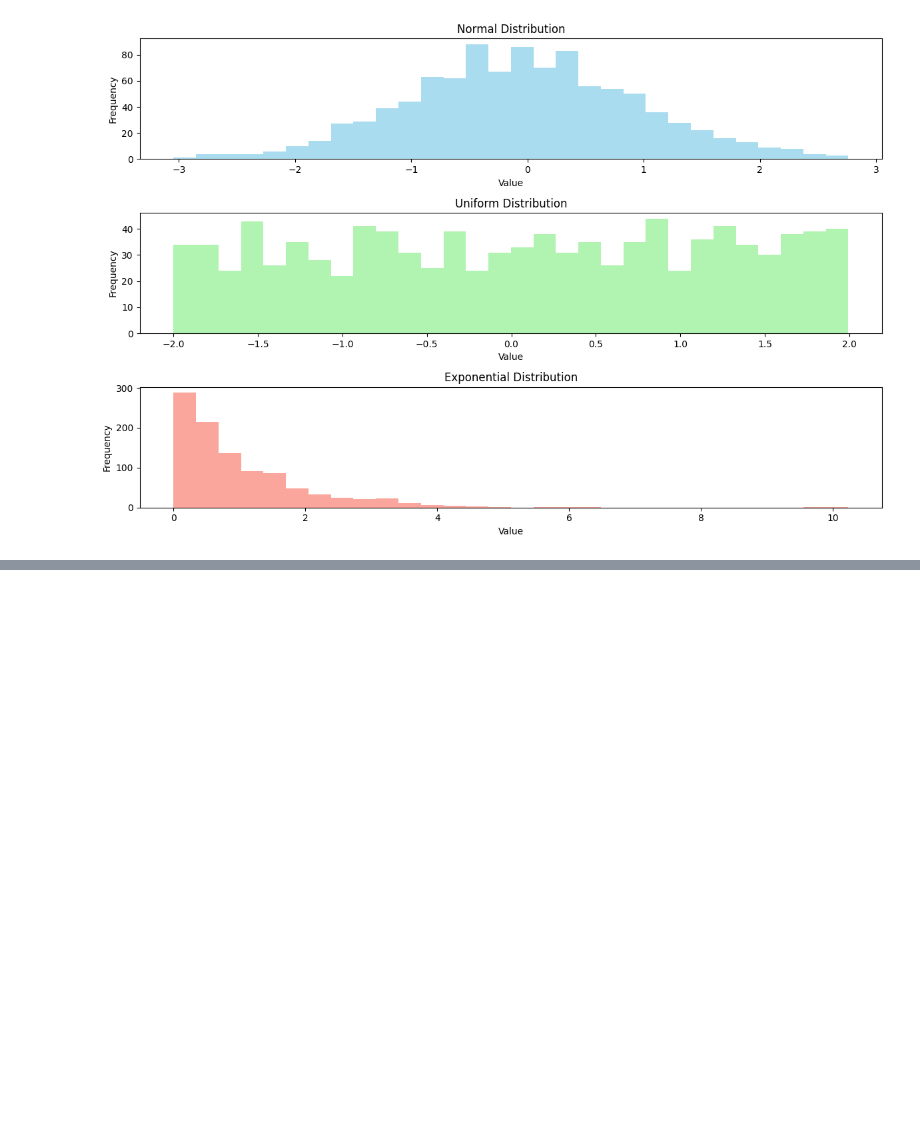
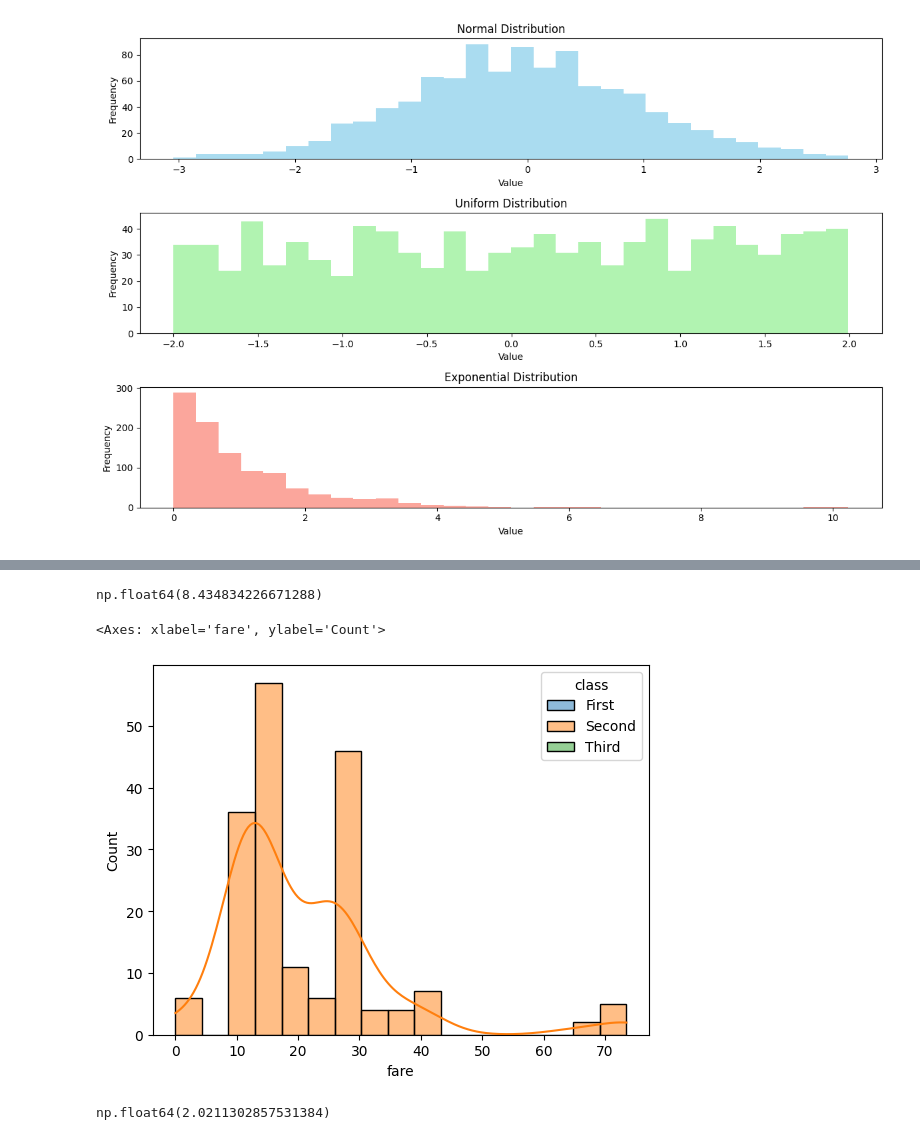
Before and after one commit to Saifullah785/statistics-for-data-science-journey, a Jupyter notebook: Lecture_02_Distribution/Lecture_02_Distribution.ipynb, the cells around one changed output, grey strips where cells are left out. Drawn from its saved outputs; the diff is of its cells as text; code cells hidden in the pictures; blank space fills up the shorter version.

```diff
--- a/Lecture_02_Distribution/Lecture_02_Distribution.ipynb
+++ b/Lecture_02_Distribution/Lecture_02_Distribution.ipynb
@@ -114,0 +128,15 @@ plt.show()
+# %%
+# find kurtosis of age
+df_second = df_01[df_01['class'] == 'Second']
+stats.kurtosis(df_second['fare'], fisher=False)
+# %% [output]
+np.float64(8.434834226671288)
+# %%
+sns.histplot(data = df_second, x = 'fare', kde=True, hue='class')
+# %% [output]
+<Axes: xlabel='fare', ylabel='Count'>
+[figure, added]
+# %%
+stats.skew(df_second['fare'])
+# %% [output]
+np.float64(2.0211302857531384)
```
Also changed, not shown: parts of 4 cells of this notebook.
